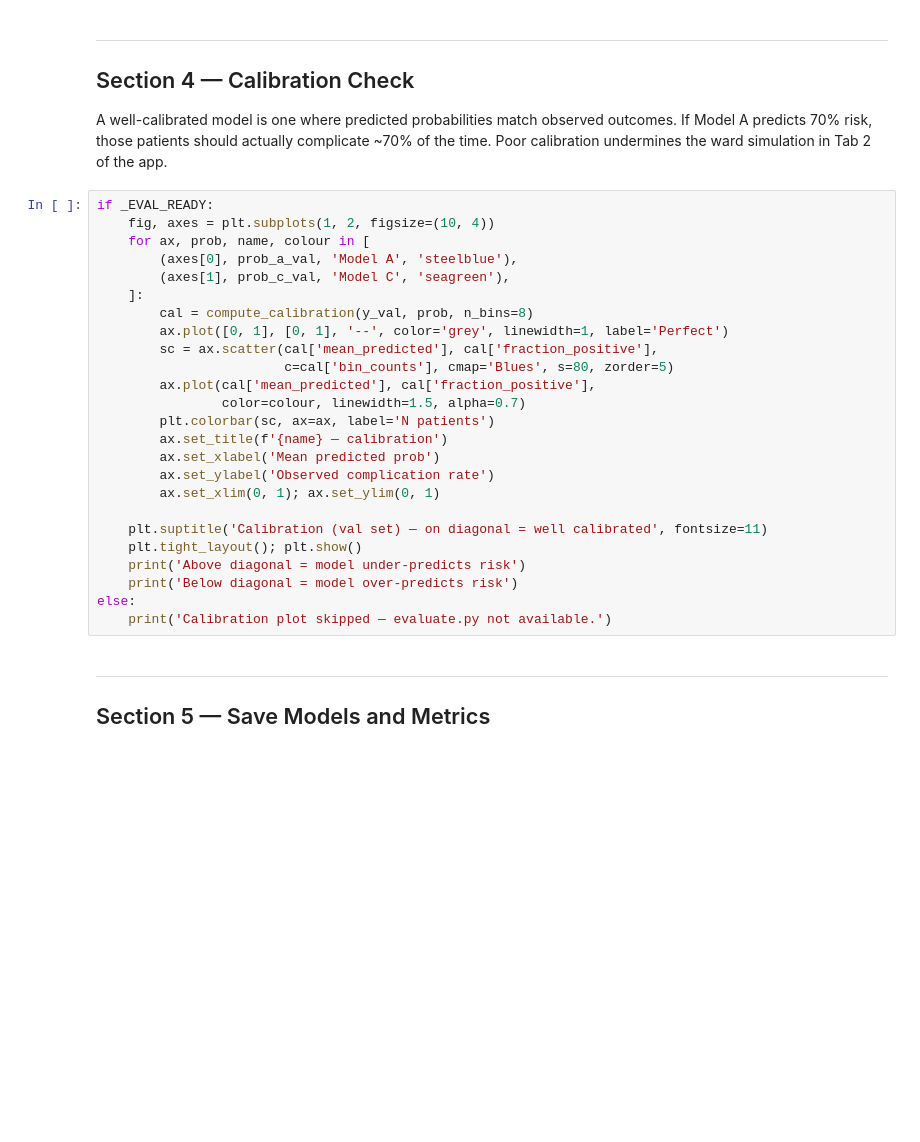
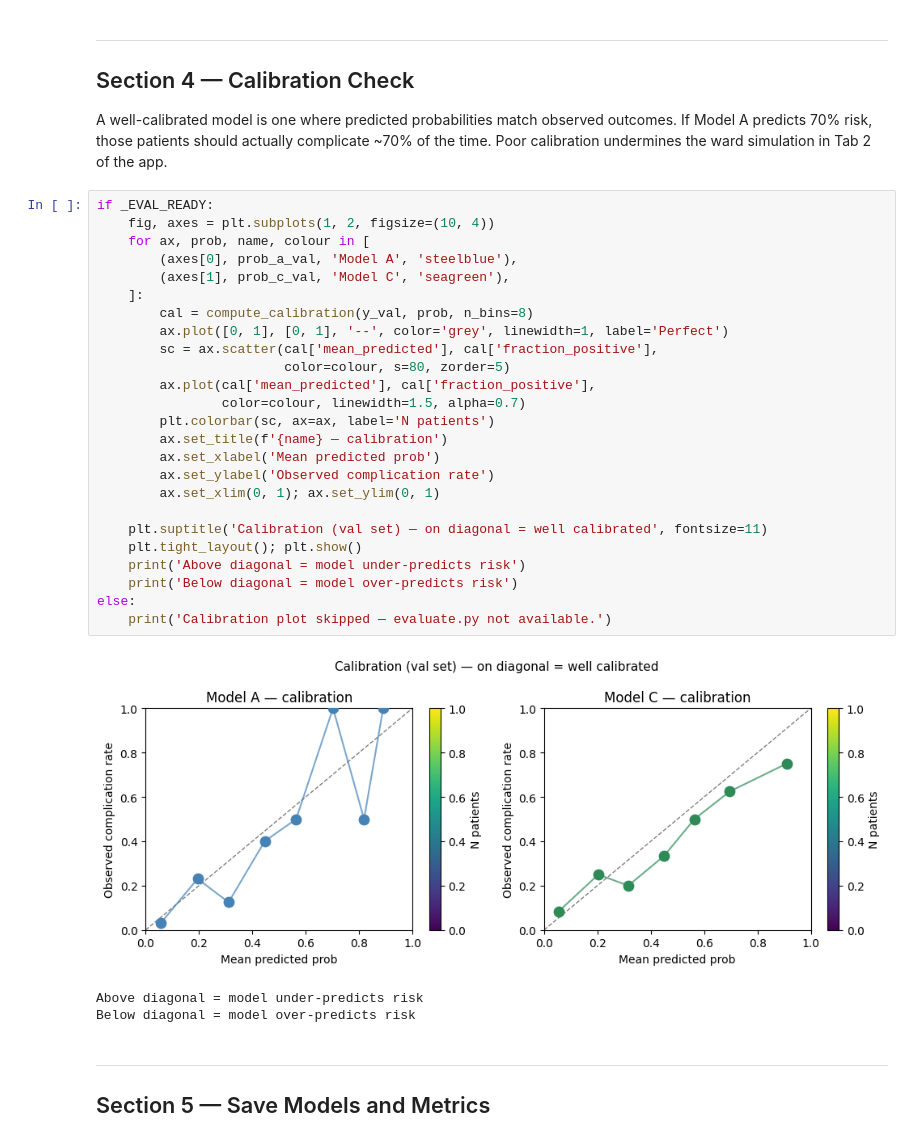
Before and after one commit to Mdnaimulislam/mmai26-hackathon, a Jupyter notebook: demo/notebooks/02_train_models.ipynb, the cells around one changed output. Saved outputs shown, nothing was run; the diff lists cells and outputs as text; blank space fills up the shorter version.

```diff
--- a/demo/notebooks/02_train_models.ipynb
+++ b/demo/notebooks/02_train_models.ipynb
@@ -194,28 +217,32 @@ Poor calibration undermines the ward simulation in Tab 2 of the app.
 # %%
 if _EVAL_READY:
     fig, axes = plt.subplots(1, 2, figsize=(10, 4))
     for ax, prob, name, colour in [
         (axes[0], prob_a_val, 'Model A', 'steelblue'),
         (axes[1], prob_c_val, 'Model C', 'seagreen'),
     ]:
         cal = compute_calibration(y_val, prob, n_bins=8)
         ax.plot([0, 1], [0, 1], '--', color='grey', linewidth=1, label='Perfect')
         sc = ax.scatter(cal['mean_predicted'], cal['fraction_positive'],
-                        c=cal['bin_counts'], cmap='Blues', s=80, zorder=5)
+                        color=colour, s=80, zorder=5)
         ax.plot(cal['mean_predicted'], cal['fraction_positive'],
                 color=colour, linewidth=1.5, alpha=0.7)
         plt.colorbar(sc, ax=ax, label='N patients')
         ax.set_title(f'{name} — calibration')
         ax.set_xlabel('Mean predicted prob')
         ax.set_ylabel('Observed complication rate')
         ax.set_xlim(0, 1); ax.set_ylim(0, 1)
 
     plt.suptitle('Calibration (val set) — on diagonal = well calibrated', fontsize=11)
     plt.tight_layout(); plt.show()
     print('Above diagonal = model under-predicts risk')
     print('Below diagonal = model over-predicts risk')
 else:
     print('Calibration plot skipped — evaluate.py not available.')
+# %% [output]
+[figure, added]
+Above diagonal = model under-predicts risk
+Below diagonal = model over-predicts risk
 # %% [markdown]
 ---
 ## Section 5 — Save Models and Metrics
```
Also changed, not shown: parts of 11 cells of this notebook, 1 other file.
